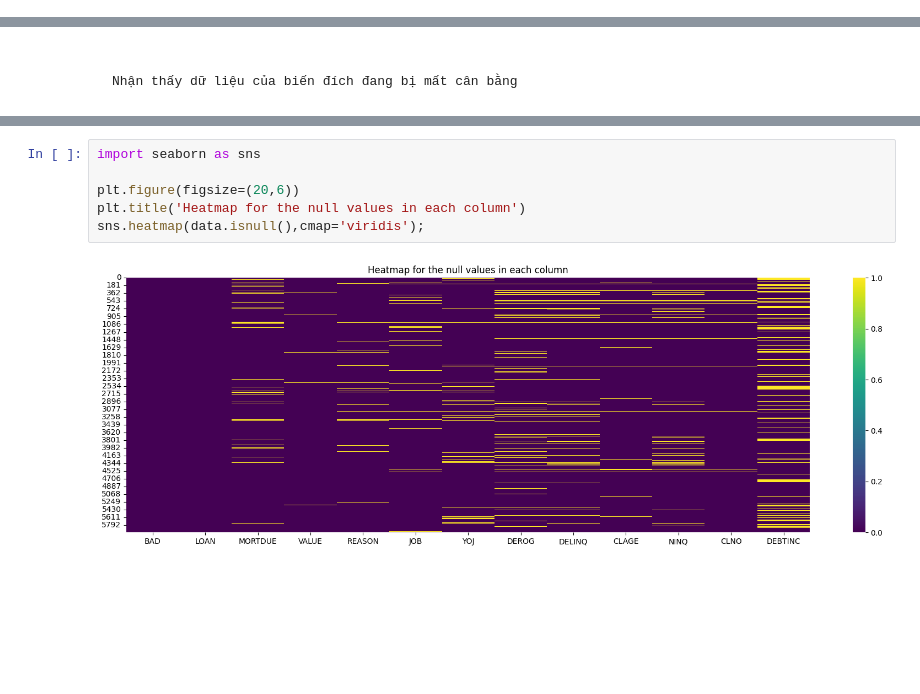
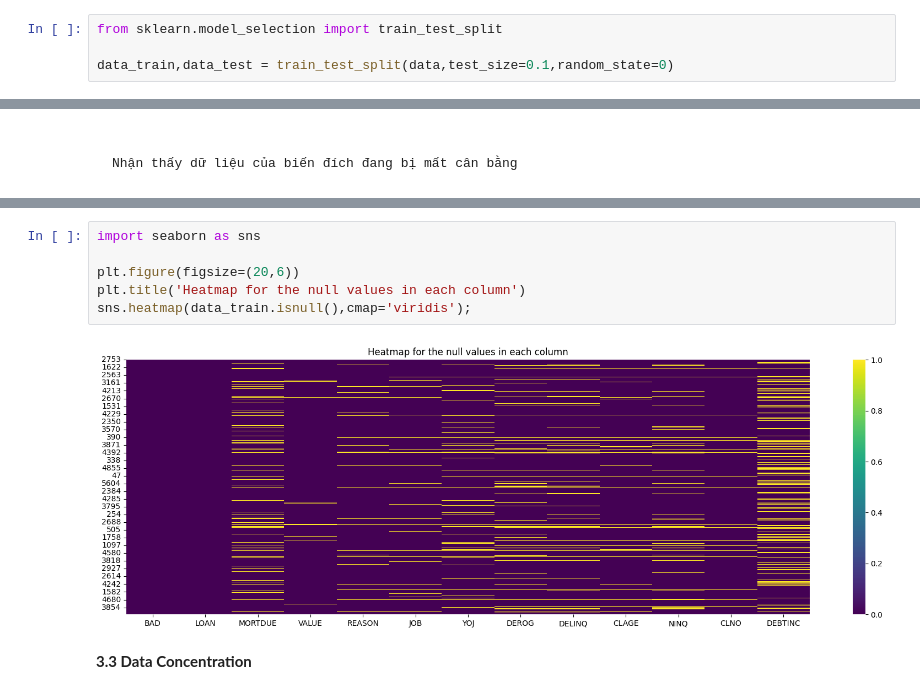
Before and after one commit to thinh661/Credit_Score_Webapp, a Jupyter notebook: EDA_hmeq.ipynb, the cells around one changed output, grey strips where cells are left out. Saved outputs shown, nothing was run; the diff lists cells and outputs as text; blank space fills up the shorter version.

```diff
--- a/EDA_hmeq.ipynb
+++ b/EDA_hmeq.ipynb
@@ -86,0 +94,4 @@ data.describe()
+# %%
+from sklearn.model_selection import train_test_split
+
+data_train,data_test = train_test_split(data,test_size=0.1,random_state=0)
@@ -128,8 +162,10 @@ dtype: int64
 # %%
 import seaborn as sns
 
 plt.figure(figsize=(20,6))
 plt.title('Heatmap for the null values in each column')
-sns.heatmap(data.isnull(),cmap='viridis');
+sns.heatmap(data_train.isnull(),cmap='viridis');
 # %% [output]
-[figure, old version]
+[figure, new version]
+# %% [markdown]
+****3.3 Data Concentration****
```
Also changed, not shown: parts of 32 cells of this notebook, 2 other files.
